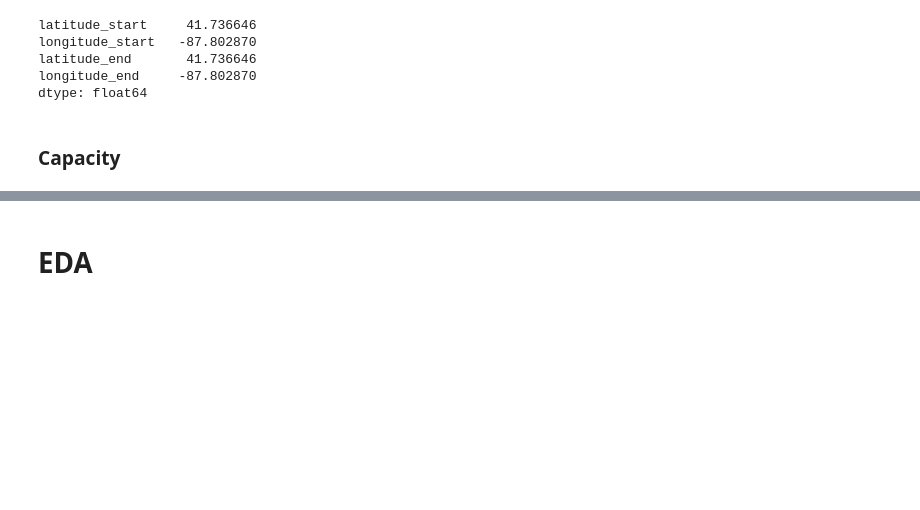
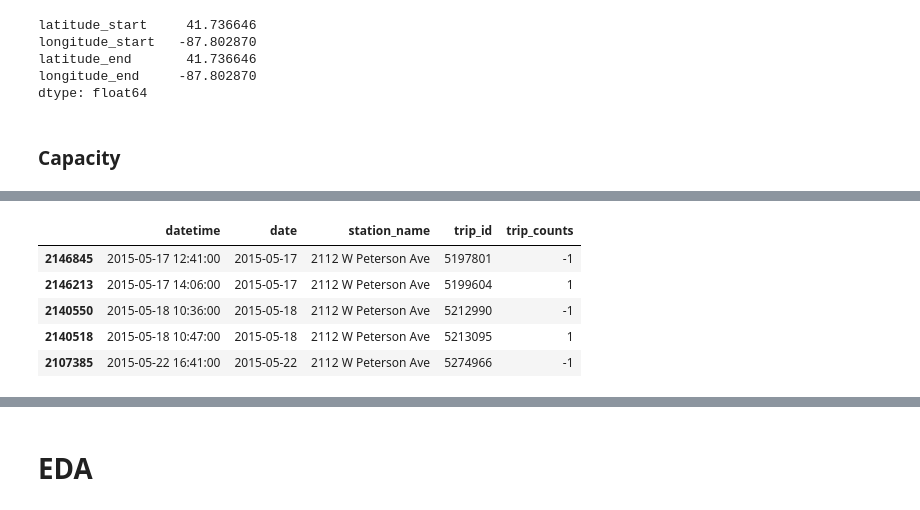
Before and after one commit to karahahn/Springboard_Capstone2, a Jupyter notebook: Capstone 2 Milestone 1.ipynb, the cells around one changed output, grey strips where cells are left out. Saved outputs shown, nothing was run; the diff lists cells and outputs as text; code cells hidden in the pictures; blank space fills up the shorter version.

```diff
--- a/Capstone 2 Milestone 1.ipynb
+++ b/Capstone 2 Milestone 1.ipynb
@@ -1598,0 +439,5 @@ array([[<matplotlib.axes._subplots.AxesSubplot object at 0x...>]],
+# %%
+departures = data[['starttime','from_station_name','trip_id']].sort_values(['from_station_name','starttime'])
+departures = departures.rename(columns={'starttime':'datetime','from_station_name':'station_name'})
+
+departures.head()
@@ -1598,0 +462,4 @@ array([[<matplotlib.axes._subplots.AxesSubplot object at 0x...>]],
+# %%
+# each departure is given a 1 value
+departures['trip_counts'] = 1
+departures.head()
@@ -1598,0 +507,13 @@ array([[<matplotlib.axes._subplots.AxesSubplot object at 0x...>]],
+# %%
+departures_and_arrivals = pd.concat([departures, arrivals])
+departures_and_arrivals = departures_and_arrivals.sort_values(['station_name','datetime'])
+departures_and_arrivals['date'] = departures_and_arrivals['datetime'].dt.date
+departures_and_arrivals = departures_and_arrivals[['datetime','date','station_name','trip_id','trip_counts']]
+departures_and_arrivals.head()
+# %% [output]
+|  | datetime | date | station_name | trip_id | trip_counts |
+| 2146845 | 2015-05-17 12:41:00 | 2015-05-17 | 2112 W Peterson Ave | 5197801 | -1 |
+| 2146213 | 2015-05-17 14:06:00 | 2015-05-17 | 2112 W Peterson Ave | 5199604 | 1 |
+| 2140550 | 2015-05-18 10:36:00 | 2015-05-18 | 2112 W Peterson Ave | 5212990 | -1 |
+| 2140518 | 2015-05-18 10:47:00 | 2015-05-18 | 2112 W Peterson Ave | 5213095 | 1 |
+| 2107385 | 2015-05-22 16:41:00 | 2015-05-22 | 2112 W Peterson Ave | 5274966 | -1 |
```
Also changed, not shown: parts of 145 cells of this notebook.
